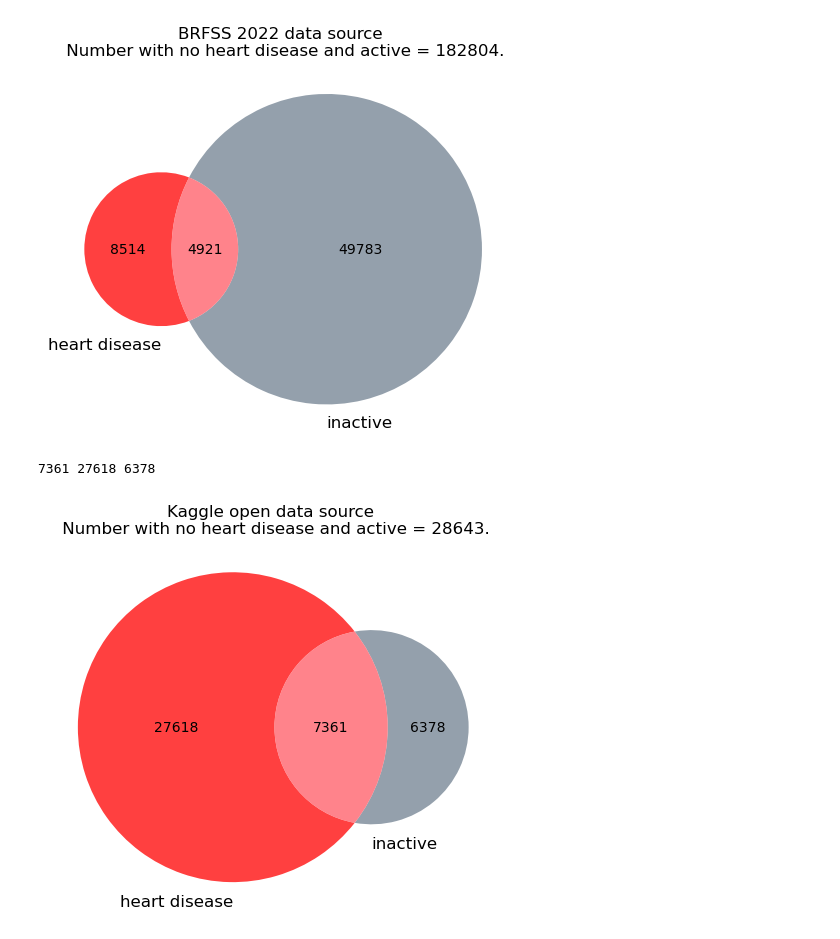
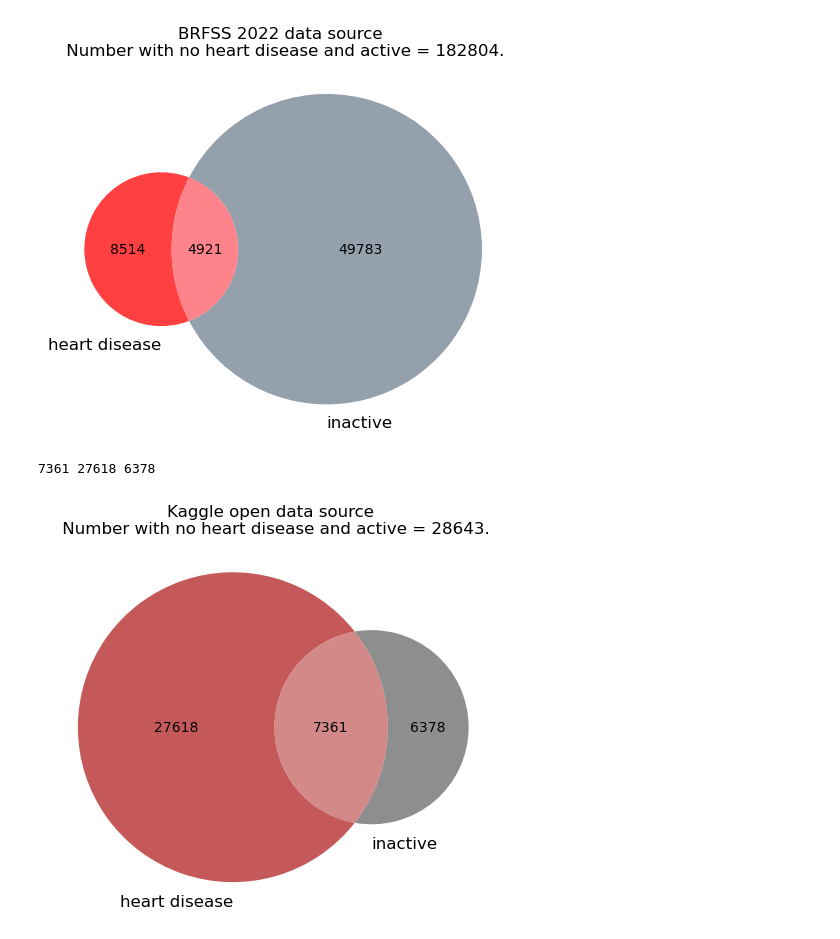
Before and after one commit to MattRind/heart_disease_proj1_CJRV, a Jupyter notebook: CDC_info.ipynb, the cells around one changed output. Saved outputs shown, nothing was run; the diff lists cells and outputs as text; code cells hidden in the pictures.

```diff
--- a/CDC_info.ipynb
+++ b/CDC_info.ipynb
@@ -344,14 +347,14 @@ plt.show()
 # %%
 heartdisease_and_inactive3 = len(kag_open_source[(kag_open_source['target'] == 1) & (kag_open_source['active'] == 0)])
 heartdisease_and_active3 = len(kag_open_source[(kag_open_source['target'] == 1) & (kag_open_source['active'] == 1)])
 noheartdisease_and_inactive3 = len(kag_open_source[(kag_open_source['target'] == 0) & (kag_open_source['active'] == 0)])
 noheartdisease_and_active3 = population3 - (heartdisease_and_active3+heartdisease_and_inactive3+noheartdisease_and_inactive3)
 print(heartdisease_and_inactive3, heartdisease_and_active3, noheartdisease_and_inactive3)
 venn2(subsets = (heartdisease_and_active3, noheartdisease_and_inactive3, heartdisease_and_inactive3), \
-      set_labels = ('heart disease', 'inactive'), set_colors= ('r', 'slategrey'), alpha=0.75)
+      set_labels = ('heart disease', 'inactive'), set_colors= ('firebrick', 'dimgrey'), alpha=0.75)
 plt.title(f'Kaggle open data source \n Number with no heart disease and active = {noheartdisease_and_active3}.')
 plt.savefig("Kaggle_activity.png")
 plt.show()
 # %% [output]
 7361 27618 6378
-[figure, old version]
+[figure, new version]
```
Also changed, not shown: parts of 3 cells of this notebook, 1 other file.
